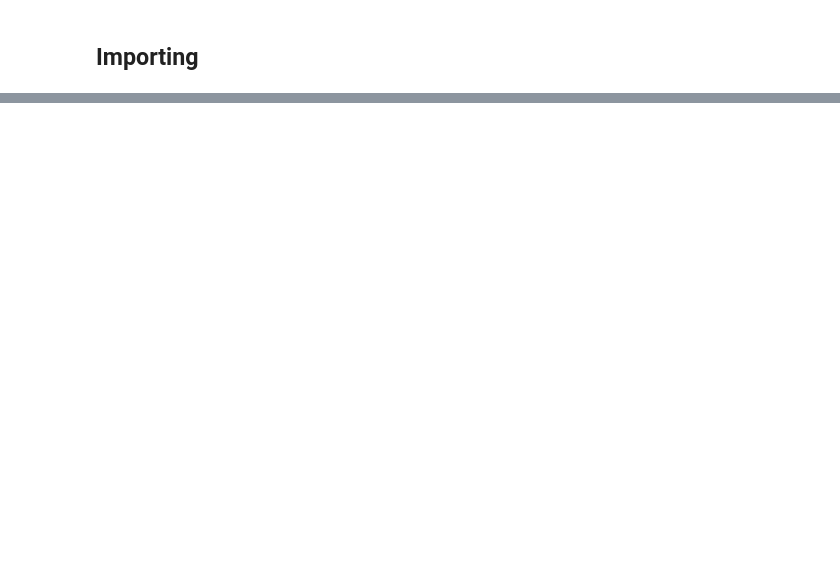
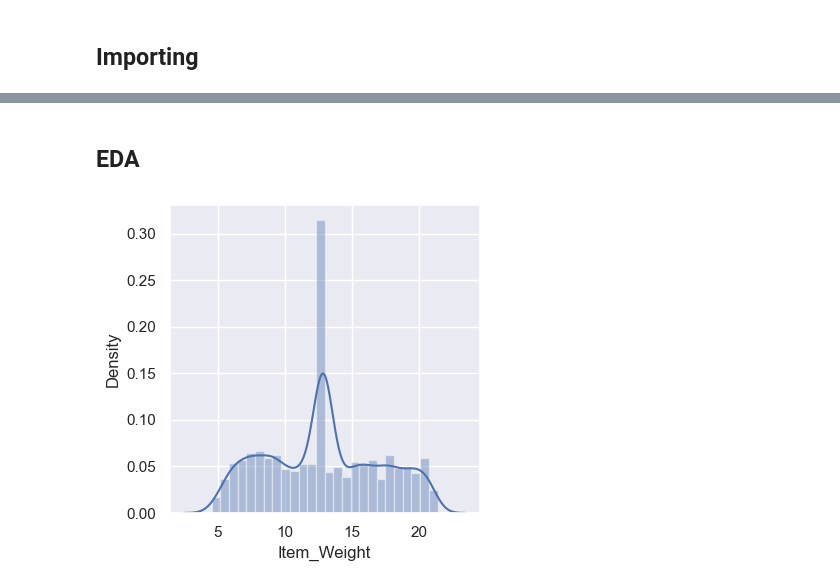
Before and after one commit to Motaz-gamal-77/Big-Mart-Sales-Predictions, a Jupyter notebook: Sales prediction.ipynb, the cells around one changed output, grey strips where cells are left out. Drawn from its saved outputs; the diff is of its cells as text; code cells hidden in the pictures; blank space fills up the shorter version.

```diff
--- a/Sales prediction.ipynb
+++ b/Sales prediction.ipynb
@@ -15,0 +183,3 @@ SyntaxError: (unicode error) 'unicodeescape' codec can't decode bytes in positio
+# %%
+df['Item_Identifier'] = df['Item_Identifier'].str[:2]
+df['Item_Identifier']
@@ -15,0 +199,3 @@ SyntaxError: (unicode error) 'unicodeescape' codec can't decode bytes in positio
+# %%
+df['Item_Identifier'] = df['Item_Identifier'].replace({'DR' : 'Drink','FD':'Food','NC':'Non_Cons'})
+df['Item_Identifier'].value_counts()
@@ -15,0 +210,3 @@ SyntaxError: (unicode error) 'unicodeescape' codec can't decode bytes in positio
+# %%
+df['Outlet_age'] = 2025 - df['Outlet_Establishment_Year']
+df['Outlet_age']
@@ -15,0 +226,2 @@ SyntaxError: (unicode error) 'unicodeescape' codec can't decode bytes in positio
+# %%
+df = df.drop('Outlet_Establishment_Year',axis=1)
@@ -15,0 +237,6 @@ SyntaxError: (unicode error) 'unicodeescape' codec can't decode bytes in positio
+# %% [markdown]
+## EDA
+# %%
+sns.distplot(df['Item_Weight']);
+# %% [output]
+[figure, added]
```
Also changed, not shown: parts of 61 cells of this notebook.
